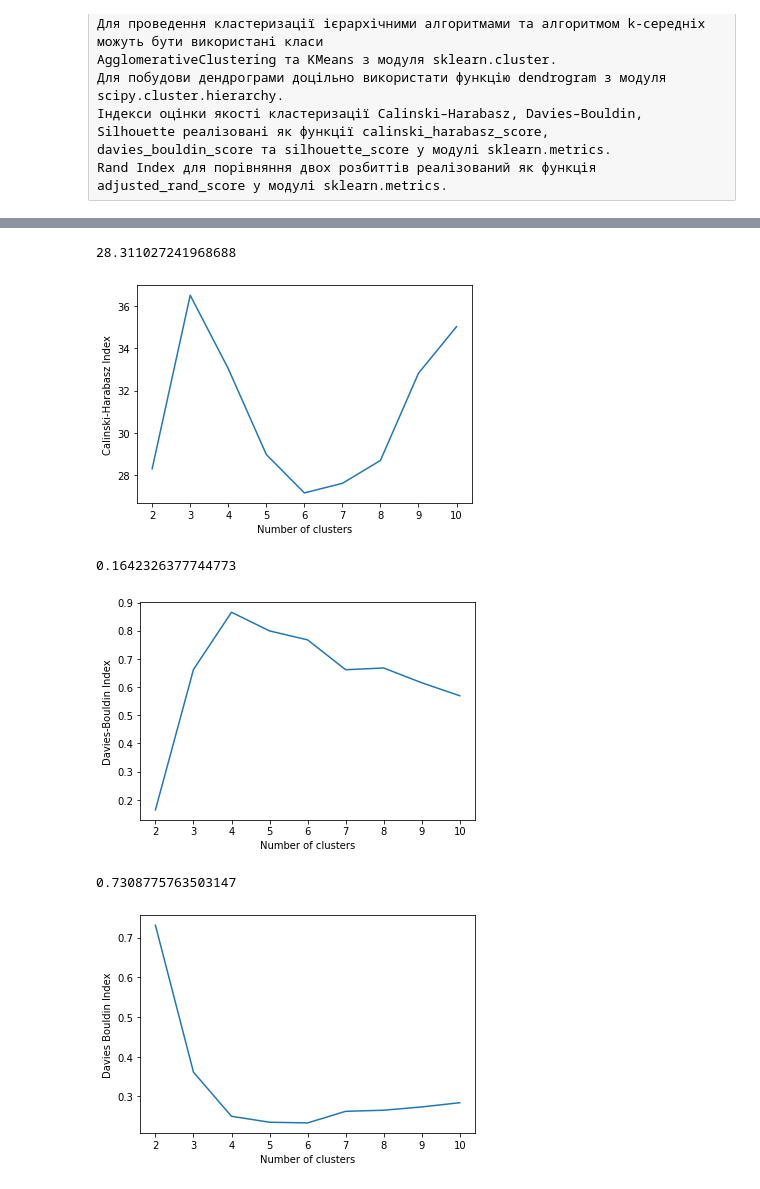
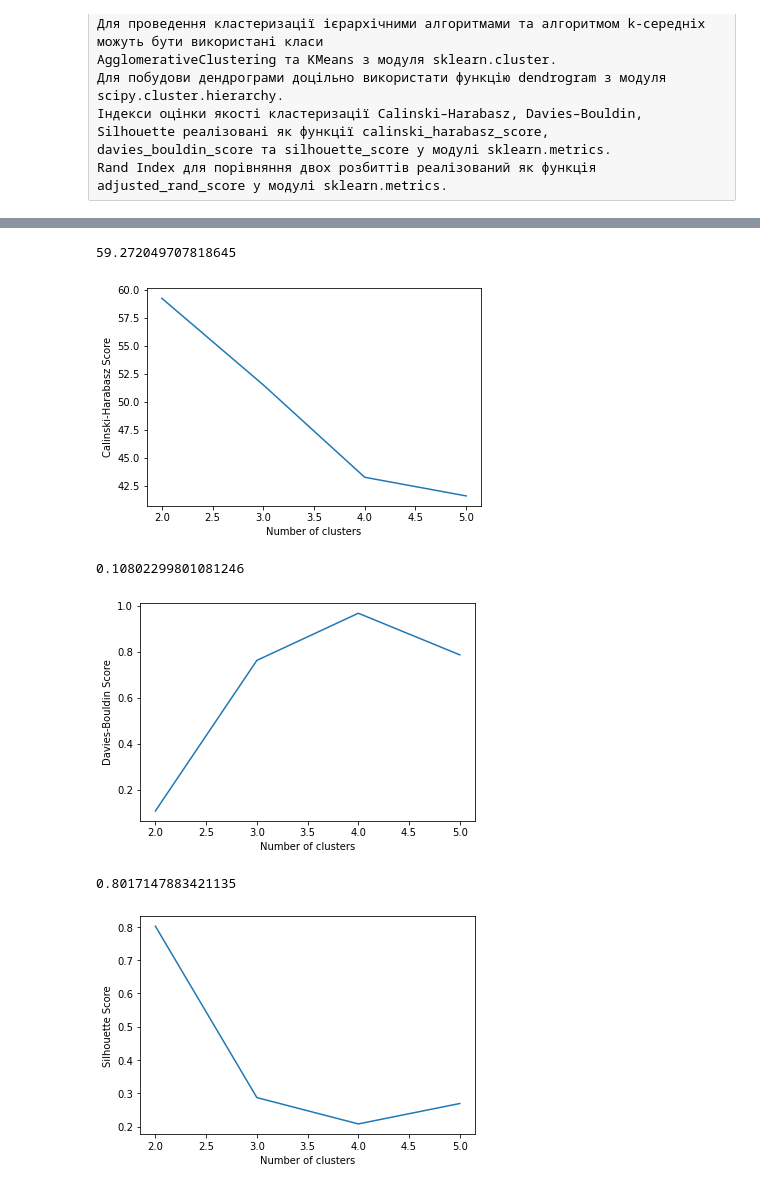
Before and after one commit to lashkoEv/machine-learning, a Jupyter notebook: LR3_ML.ipynb, the cells around one changed output, grey strips where cells are left out. Saved outputs shown, nothing was run; the diff lists cells and outputs as text; code cells hidden in the pictures.

```diff
--- a/LR3_ML.ipynb
+++ b/LR3_ML.ipynb
@@ -52,4 +64,6 @@ Rand Index для порівняння двох розбиттів реаліз
 # %%
 df = pd.read_excel("data_lab3.xlsx", sheet_name = 0)
+df = df.drop(columns=["Внутричерепное давление"])
+X = new = df[["t36", "t35", "t34", "t33", "t32"]].copy()
 df
 # %% [output]
@@ -98,5 +127,7 @@ from sklearn.cluster import AgglomerativeClustering
 # %%
-agglomerative = AgglomerativeClustering()
-agglomerative.fit(df)
-labels = agglomerative.labels_
+# Розбиття пацієнтів на кластери за допомогою різних ієрархічних алгоритмів кластеризації
+
+# Найкращим обрано розбиття на 2 кластери
+
+agglomerative = AgglomerativeClustering(n_clusters=2).fit(X)
 # %%
@@ -163,71 +248,63 @@ sb.pairplot(df.assign(hue=kmeans.labels_), hue='hue')
 # %%
-# calinski_harabasz_score
+# calinski_harabasz_scor
 
-from sklearn.metrics import calinski_harabasz_score
-
-kmeans = KMeans(n_clusters=2)
-calinski_harabasz_score(df, kmeans.fit_predict(df))
+calinski_harabasz_score(X, kmeans.fit_predict(X))
 # %% [output]
-28.311027241968688
+59.272049707818645
 # %%
 results = {}
-for i in range(2,11):
-    kmeans = KMeans(n_clusters=i)
-    labels = kmeans.fit_predict(df)
-    ch_index = calinski_harabasz_score(df, labels)
+for i in range(2,6):
+    kmeansCH = KMeans(n_clusters=i)
+    labels = kmeansCH.fit_predict(X)
+    ch_index = calinski_harabasz_score(X, labels)
     results.update({i: ch_index})
 
 plt.plot(list(results.keys()), list(results.values()))
 plt.xlabel("Number of clusters")
-plt.ylabel("Calinski-Harabasz Index")
+plt.ylabel("Calinski-Harabasz Score")
 plt.show()
 # %% [output]
-[figure, old version]
+[figure, new version]
 # %%
 # davies_bouldin_score
 
-from sklearn.metrics import davies_bouldin_score
-
-davies_bouldin_score(df, KMeans(n_clusters=2).fit_predict(df))
+davies_bouldin_score(df, kmeans.fit_predict(X))
 # %% [output]
-0.1642326377744773
+0.10802299801081246
 # %%
 results = {}
-for i in range(2,11):
-    kmeans = KMeans(n_clusters=i)
-    labels = kmeans.fit_predict(df)
-    db_index = davies_bouldin_score(df, labels)
+for i in range(2,6):
+    kmeansDB = KMeans(n_clusters=i)
+    labels = kmeansDB.fit_predict(X)
+    db_index = davies_bouldin_score(X, labels)
     results.update({i: db_index})
 
 plt.plot(list(results.keys()), list(results.values()))
 plt.xlabel("Number of clusters")
-plt.ylabel("Davies-Bouldin Index")
+plt.ylabel("Davies-Bouldin Score")
 plt.show()
 # %% [output]
-[figure, old version]
+[figure, new version]
 # %%
 # silhouette_score
 
-from sklearn.metrics import silhouette_score
-
-kmeans = KMeans(n_clusters=2)
-silhouette_score(df, KMeans(n_clusters=2).fit_predict(df))
+silhouette_score(df, kmeans.fit_predict(df))
 # %% [output]
-0.7308775763503147
+0.8017147883421135
 # %%
 results = {}
-for i in range(2,11):
-    kmeans = KMeans(n_clusters=i)
-    labels = kmeans.fit_predict(df)
-    s_index = silhouette_score(df, labels)
+for i in range(2,6):
+    kmeansS = KMeans(n_clusters=i)
+    labels = kmeansS.fit_predict(X)
+    s_index = silhouette_score(X, labels)
     results.update({i: s_index})
 
 plt.plot(list(results.keys()), list(results.values()))
 plt.xlabel("Number of clusters")
-plt.ylabel("Davies Bouldin Index")
+plt.ylabel("Silhouette Score")
 plt.show()
 # %% [output]
-[figure, old version]
+[figure, new version]
 # %%
 # adjusted_rand_score
 
```
Also changed, not shown: parts of 23 cells of this notebook.
